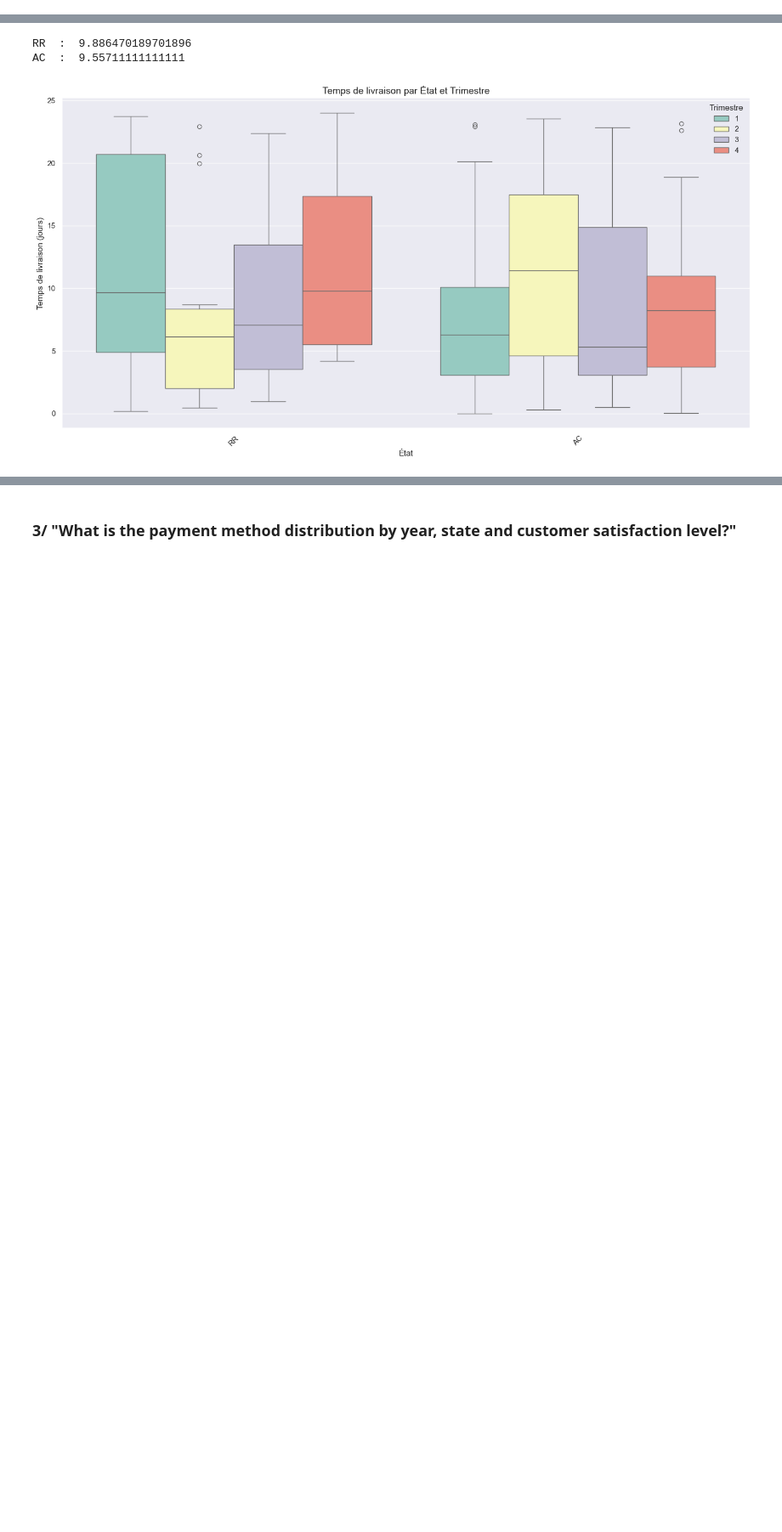
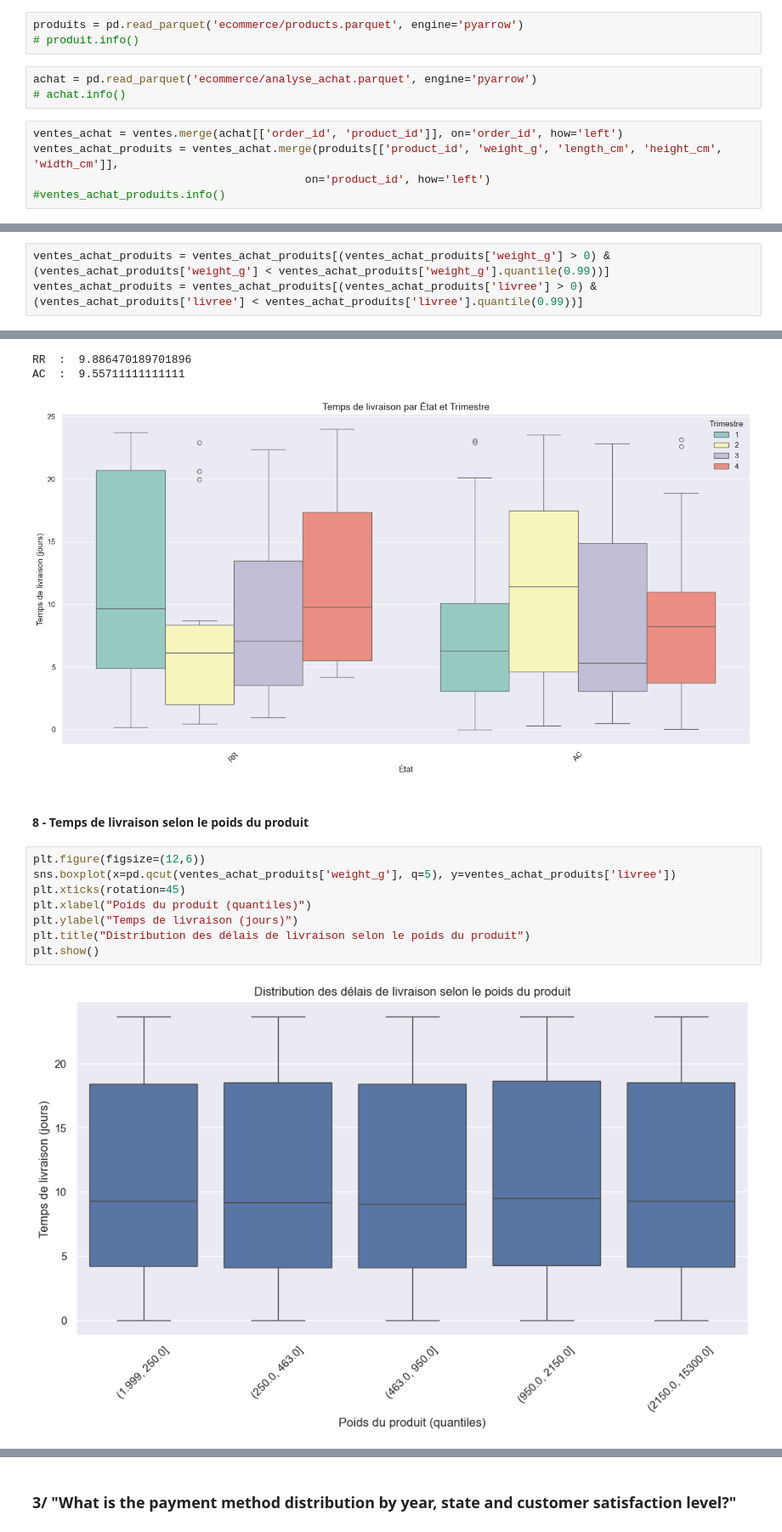
Before and after one commit to Cheliel/big_data, a Jupyter notebook: exam/exam.ipynb, the cells around one changed output, grey strips where cells are left out. Shown at 85% size. Drawn from its saved outputs; the diff is of its cells as text; blank space fills up the shorter version.

```diff
--- a/exam/exam.ipynb
+++ b/exam/exam.ipynb
@@ -52,0 +55,11 @@ memory usage: 39.1+ MB
+# %%
+produits = pd.read_parquet('ecommerce/products.parquet', engine='pyarrow')
+# produit.info()
+# %%
+achat = pd.read_parquet('ecommerce/analyse_achat.parquet', engine='pyarrow')
+# achat.info()
+# %%
+ventes_achat = ventes.merge(achat[['order_id', 'product_id']], on='order_id', how='left')
+ventes_achat_produits = ventes_achat.merge(produits[['product_id', 'weight_g', 'length_cm', 'height_cm', 'width_cm']],
+                                         on='product_id', how='left')
+#ventes_achat_produits.info()
@@ -52,0 +68,3 @@ memory usage: 39.1+ MB
+# %%
+ventes_achat_produits = ventes_achat_produits[(ventes_achat_produits['weight_g'] > 0) & (ventes_achat_produits['weight_g'] < ventes_achat_produits['weight_g'].quantile(0.99))]
+ventes_achat_produits = ventes_achat_produits[(ventes_achat_produits['livree'] > 0) & (ventes_achat_produits['livree'] < ventes_achat_produits['livree'].quantile(0.99))]
@@ -238,3 +262,15 @@ plt.show()
 RR  :  9.886470189701896
 AC  :  9.55711111111111
 [figure]
+# %% [markdown]
+#### 8 - Temps de livraison selon le poids du produit
+# %%
+plt.figure(figsize=(12,6))
+sns.boxplot(x=pd.qcut(ventes_achat_produits['weight_g'], q=5), y=ventes_achat_produits['livree'])
+plt.xticks(rotation=45)
+plt.xlabel("Poids du produit (quantiles)")
+plt.ylabel("Temps de livraison (jours)")
+plt.title("Distribution des délais de livraison selon le poids du produit")
+plt.show()
+# %% [output]
+[figure, added]
```
Also changed, not shown: parts of 12 cells of this notebook, 1 other file.
